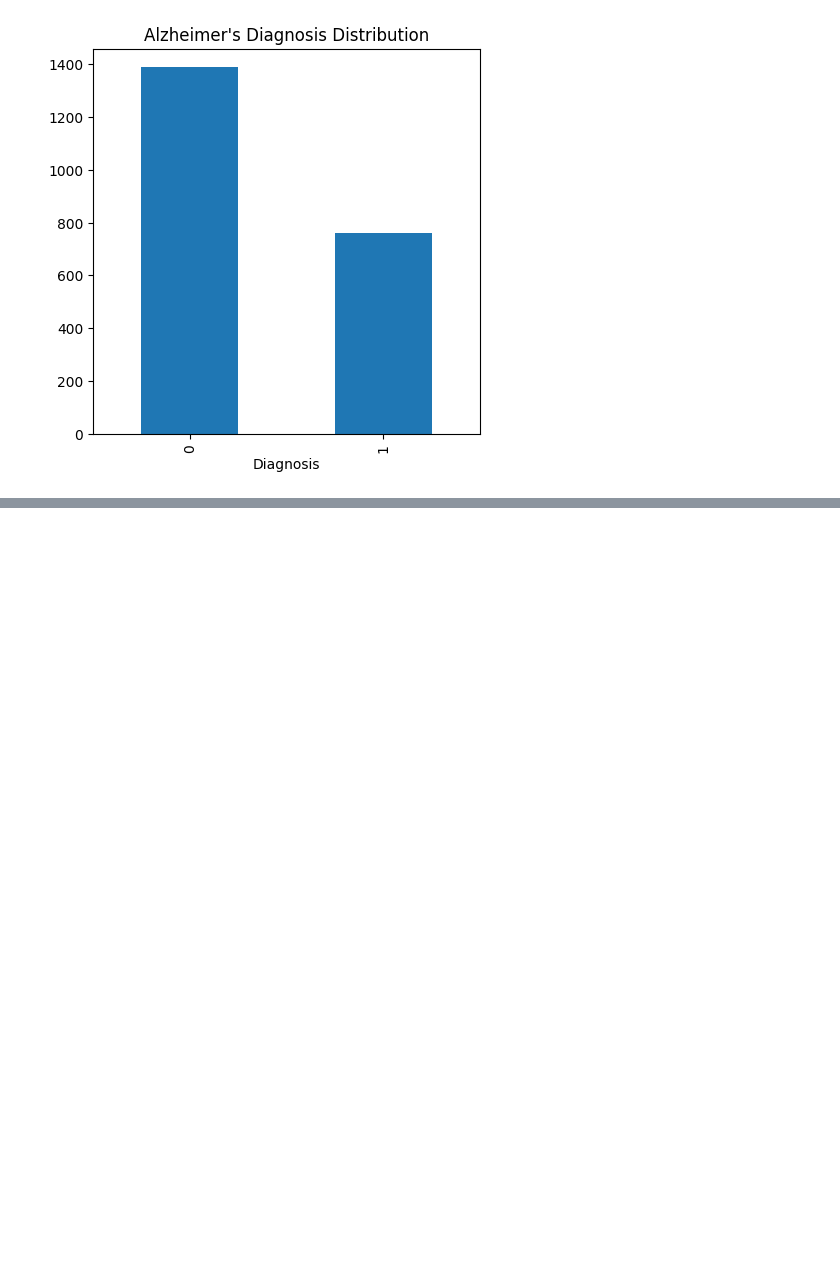
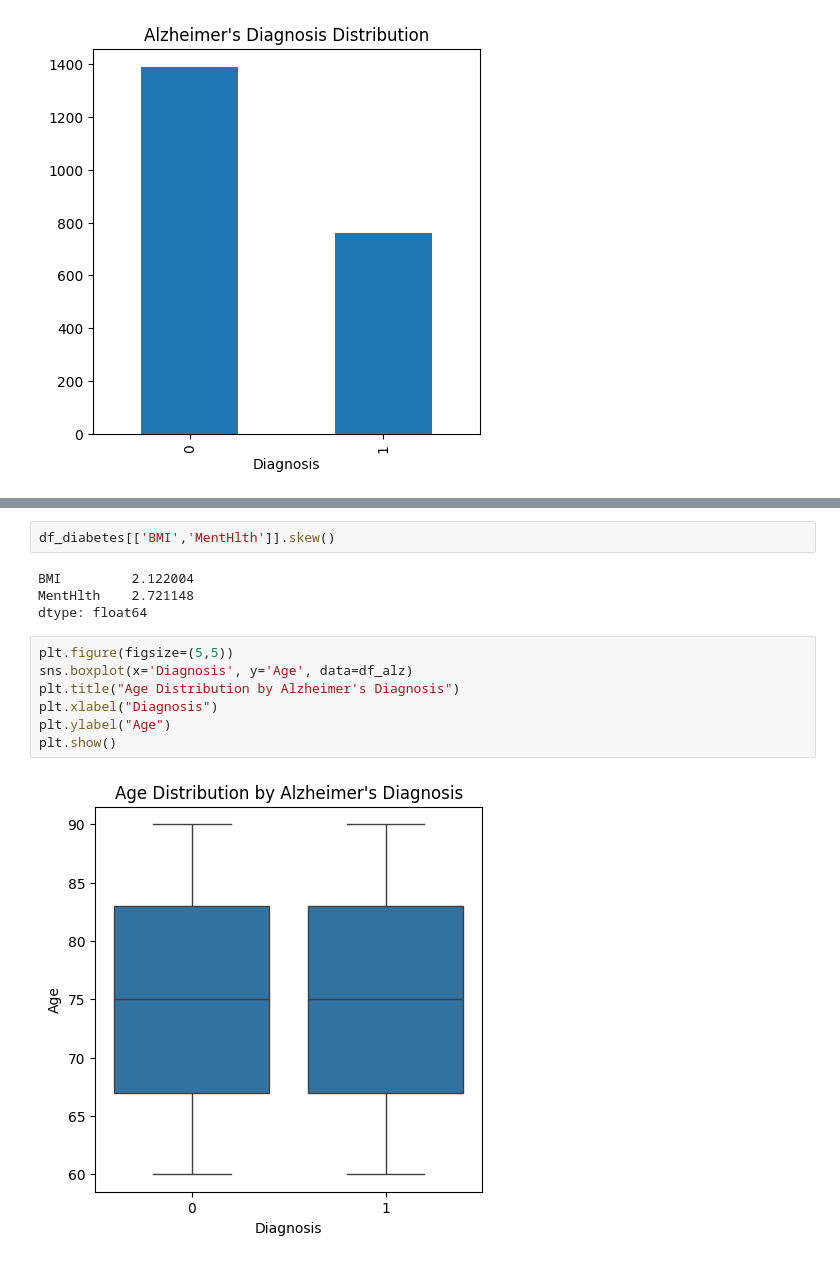
Before and after one commit to bharadv1/Module-B-semester-2, a Jupyter notebook: Week6.ipynb, the cells around one changed output, grey strips where cells are left out. Cells and saved outputs as stored; diff of their text form; blank space fills up the shorter version.

```diff
--- a/Week6.ipynb
+++ b/Week6.ipynb
@@ -430,0 +482,15 @@ plt.show()
+# %%
+df_diabetes[['BMI','MentHlth']].skew()
+# %% [output]
+BMI         2.122004
+MentHlth    2.721148
+dtype: float64
+# %%
+plt.figure(figsize=(5,5))
+sns.boxplot(x='Diagnosis', y='Age', data=df_alz)
+plt.title("Age Distribution by Alzheimer's Diagnosis")
+plt.xlabel("Diagnosis")
+plt.ylabel("Age")
+plt.show()
+# %% [output]
+[figure, added]
```
Also changed, not shown: parts of 7 cells of this notebook, 1 other file.
